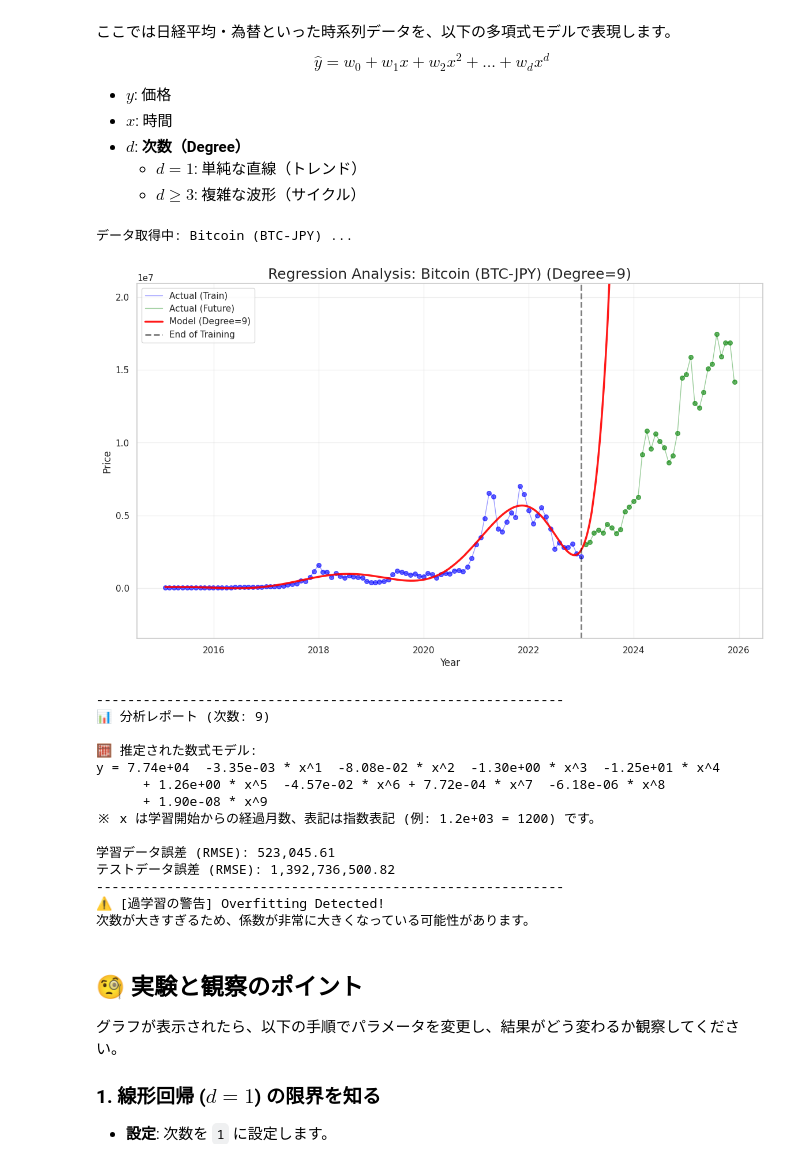
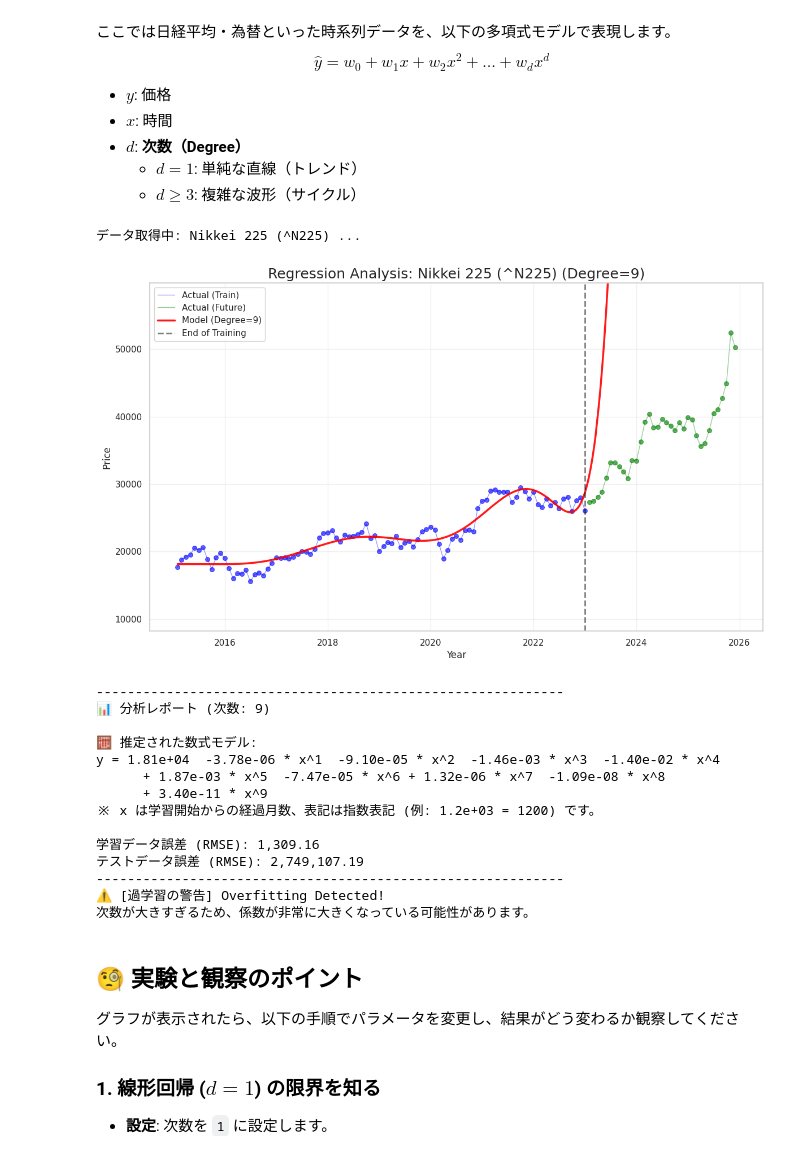
Before and after one commit to highbridge1029-glitch/guest, a Jupyter notebook: machine_learning/basics/Regression.ipynb, the cells around one changed output. Drawn from its saved outputs; the diff is of its cells as text; code cells hidden in the pictures.

```diff
--- a/machine_learning/basics/Regression.ipynb
+++ b/machine_learning/basics/Regression.ipynb
@@ -64,7 +64,7 @@ $$\hat{y} = w_0 + w_1 x + w_2 x^2 + \dots + w_d x^d$$
 # フォーム設定
 # --------------------------
 
-target_asset = "Bitcoin (BTC-JPY)" # @param ["Nikkei 225 (^N225)", "NVIDIA (NVDA)", "USD/JPY (JPY=X)", "Gold/JPY (Calc)", "Bitcoin (BTC-JPY)"]
+target_asset = "Nikkei 225 (^N225)" # @param ["Nikkei 225 (^N225)", "NVIDIA (NVDA)", "USD/JPY (JPY=X)", "Gold/JPY (Calc)", "Bitcoin (BTC-JPY)"]
 degree = 9 # @param {type:"slider", min:1, max:15, step:1}
 train_start_year = 2015 # @param {type:"integer"}
 train_end_year = 2022 # @param {type:"integer"}
@@ -196,46 +196,46 @@ if df is not None and not df.empty:
 
         formula = f"y = {intercept:.2e}"
         for i, w in enumerate(coefs):
             # 係数の符号を見て + / - を調整
             sign = "+" if w >= 0 else ""
             formula += f" {sign} {w:.2e} * x^{i+1}"
 
             # 式が長すぎる場合は途中で改行を入れる（コンソール表示用）
             if (i + 1) % 4 == 0:
                 formula += "\n     "
 
         print(colored("\n🧮 推定された数式モデル:", "yellow", attrs=['bold']))
         print(f"{formula}")
         print(colored("※ x は学習開始からの経過月数、表記は指数表記 (例: 1.2e+03 = 1200) です。\n", "grey"))
 
         print(f"学習データ誤差 (RMSE): {train_rmse:,.2f}")
         print(f"テストデータ誤差 (RMSE): {test_rmse:,.2f}")
 
         ratio = test_rmse / train_rmse if train_rmse > 0 else 0
         print("-" * 60)
 
         if ratio > 3.0 and degree > 3:
              print(colored("⚠️ [過学習の警告] Overfitting Detected!", "red", attrs=['bold']))
              print("次数が大きすぎるため、係数が非常に大きくなっている可能性があります。")
         else:
              print(colored("✅ [分析完了]", "green"))
 
 else:
     print("データが空です。")
 # %% [output]
-データ取得中: Bitcoin (BTC-JPY) ...
+データ取得中: Nikkei 225 (^N225) ...
-[figure, old version]
+[figure, new version]
 ------------------------------------------------------------
 📊 分析レポート (次数: 9)
 
 🧮 推定された数式モデル:
-y = 7.74e+04  -3.35e-03 * x^1  -8.08e-02 * x^2  -1.30e+00 * x^3  -1.25e+01 * x^4
-      + 1.26e+00 * x^5  -4.57e-02 * x^6 + 7.72e-04 * x^7  -6.18e-06 * x^8
-      + 1.90e-08 * x^9
+y = 1.81e+04  -3.78e-06 * x^1  -9.10e-05 * x^2  -1.46e-03 * x^3  -1.40e-02 * x^4
+      + 1.87e-03 * x^5  -7.47e-05 * x^6 + 1.32e-06 * x^7  -1.09e-08 * x^8
+      + 3.40e-11 * x^9
 ※ x は学習開始からの経過月数、表記は指数表記 (例: 1.2e+03 = 1200) です。
 
-学習データ誤差 (RMSE): 523,045.61
-テストデータ誤差 (RMSE): 1,392,736,500.82
+学習データ誤差 (RMSE): 1,309.16
+テストデータ誤差 (RMSE): 2,749,107.19
 ------------------------------------------------------------
 ⚠️ [過学習の警告] Overfitting Detected!
 次数が大きすぎるため、係数が非常に大きくなっている可能性があります。
```
Also changed, not shown: parts of 4 cells of this notebook.
